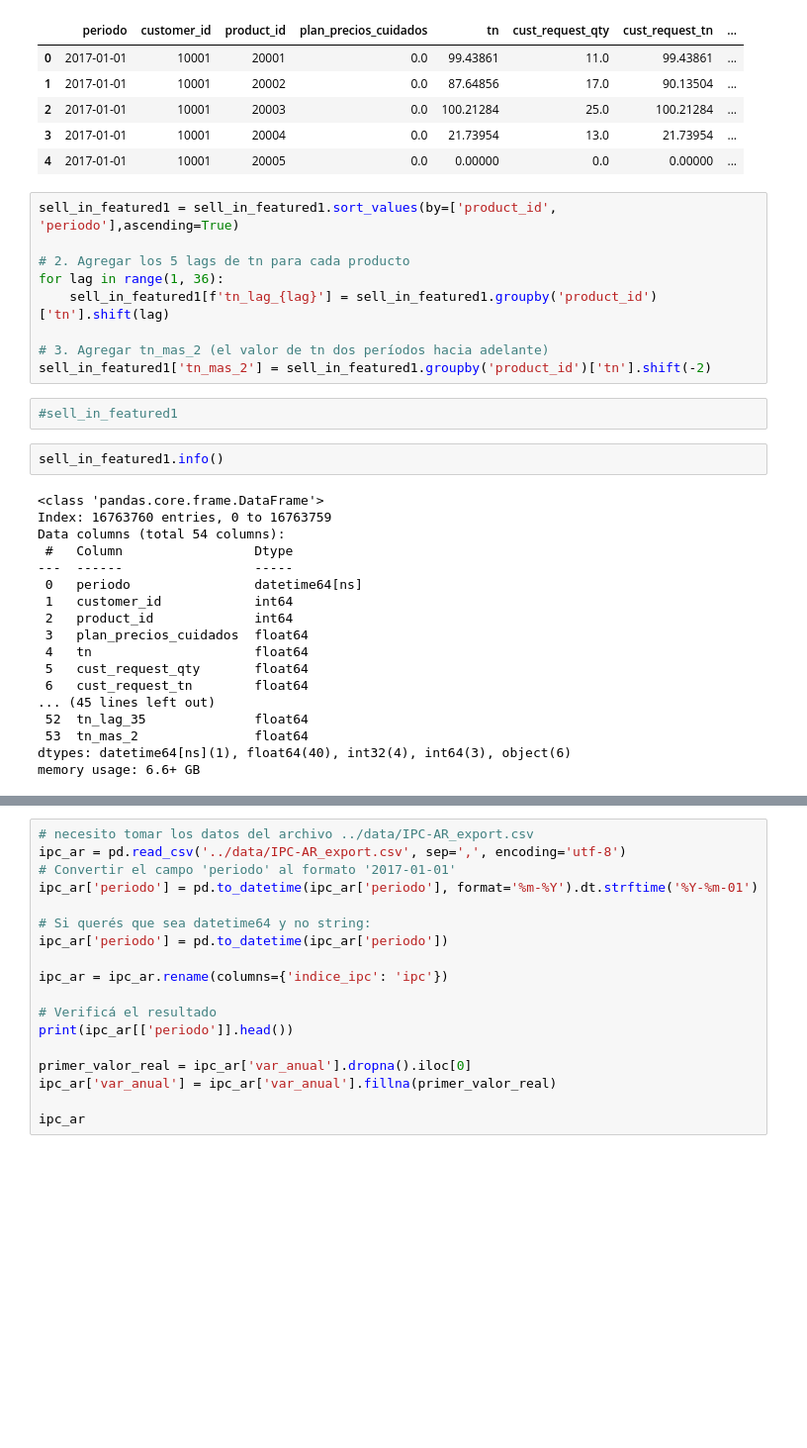
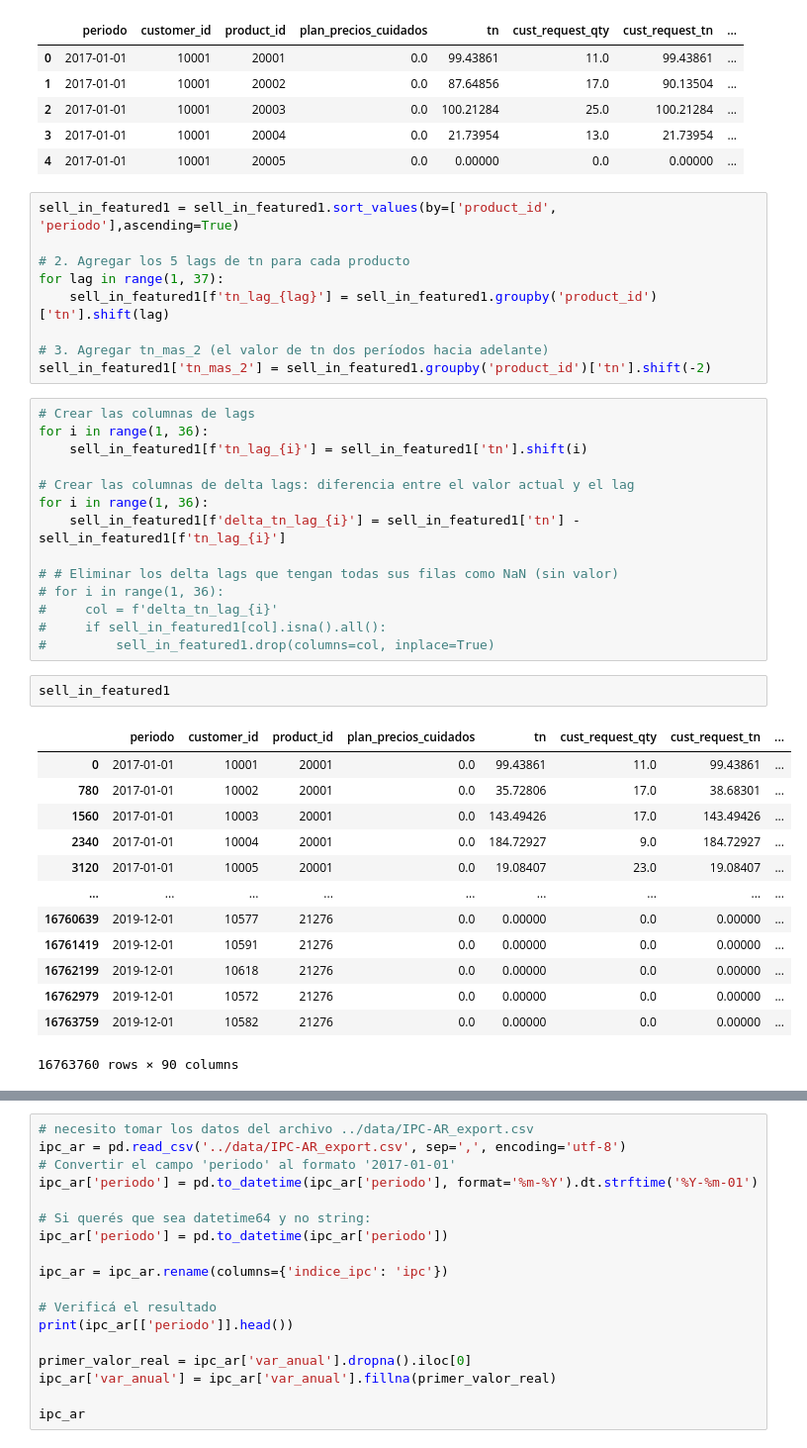
Before and after one commit to leonardoheis/lab3, a Jupyter notebook: notebooks/join_sell-in.ipynb, the cells around one changed output, grey strips where cells are left out. Shown at 99% size. Saved outputs shown, nothing was run; the diff lists cells and outputs as text; blank space fills up the shorter version.

Commit message:
delta-lags added

```diff
--- a/notebooks/join_sell-in.ipynb
+++ b/notebooks/join_sell-in.ipynb
@@ -303,30 +303,38 @@ sell_in_featured1.head()
 sell_in_featured1 = sell_in_featured1.sort_values(by=['product_id', 'periodo'],ascending=True)
 
 # 2. Agregar los 5 lags de tn para cada producto
-for lag in range(1, 36):
+for lag in range(1, 37):
     sell_in_featured1[f'tn_lag_{lag}'] = sell_in_featured1.groupby('product_id')['tn'].shift(lag)
 
 # 3. Agregar tn_mas_2 (el valor de tn dos períodos hacia adelante)
 sell_in_featured1['tn_mas_2'] = sell_in_featured1.groupby('product_id')['tn'].shift(-2)
-# %%
-#sell_in_featured1
-# %%
-sell_in_featured1.info()
-# %% [output]
-<class 'pandas.core.frame.DataFrame'>
-Index: 16763760 entries, 0 to 16763759
-Data columns (total 54 columns):
- #   Column                 Dtype
----  ------                 -----
- 0   periodo                datetime64[ns]
- 1   customer_id            int64
- 2   product_id             int64
- 3   plan_precios_cuidados  float64
- 4   tn                     float64
- 5   cust_request_qty       float64
- 6   cust_request_tn        float64
-... (45 lines left out)
- 52  tn_lag_35              float64
- 53  tn_mas_2               float64
-dtypes: datetime64[ns](1), float64(40), int32(4), int64(3), object(6)
-memory usage: 6.6+ GB
+# %%
+# Crear las columnas de lags
+for i in range(1, 36):
+    sell_in_featured1[f'tn_lag_{i}'] = sell_in_featured1['tn'].shift(i)
+
+# Crear las columnas de delta lags: diferencia entre el valor actual y el lag
+for i in range(1, 36):
+    sell_in_featured1[f'delta_tn_lag_{i}'] = sell_in_featured1['tn'] - sell_in_featured1[f'tn_lag_{i}']
+
+# # Eliminar los delta lags que tengan todas sus filas como NaN (sin valor)
+# for i in range(1, 36):
+#     col = f'delta_tn_lag_{i}'
+#     if sell_in_featured1[col].isna().all():
+#         sell_in_featured1.drop(columns=col, inplace=True)
+# %%
+sell_in_featured1
+# %% [output]
+|  | periodo | customer_id | product_id | plan_precios_cuidados | tn | cust_request_qty | cust_request_tn | ... |
+| 0 | 2017-01-01 | 10001 | 20001 | 0.0 | 99.43861 | 11.0 | 99.43861 | ... |
+| 780 | 2017-01-01 | 10002 | 20001 | 0.0 | 35.72806 | 17.0 | 38.68301 | ... |
+| 1560 | 2017-01-01 | 10003 | 20001 | 0.0 | 143.49426 | 17.0 | 143.49426 | ... |
+| 2340 | 2017-01-01 | 10004 | 20001 | 0.0 | 184.72927 | 9.0 | 184.72927 | ... |
+| 3120 | 2017-01-01 | 10005 | 20001 | 0.0 | 19.08407 | 23.0 | 19.08407 | ... |
+| ... | ... | ... | ... | ... | ... | ... | ... | ... |
+| 16760639 | 2019-12-01 | 10577 | 21276 | 0.0 | 0.00000 | 0.0 | 0.00000 | ... |
+| 16761419 | 2019-12-01 | 10591 | 21276 | 0.0 | 0.00000 | 0.0 | 0.00000 | ... |
+| 16762199 | 2019-12-01 | 10618 | 21276 | 0.0 | 0.00000 | 0.0 | 0.00000 | ... |
+| 16762979 | 2019-12-01 | 10572 | 21276 | 0.0 | 0.00000 | 0.0 | 0.00000 | ... |
+| 16763759 | 2019-12-01 | 10582 | 21276 | 0.0 | 0.00000 | 0.0 | 0.00000 | ... |
+16763760 rows × 90 columns
```
Also changed, not shown: parts of 4 cells of this notebook.
